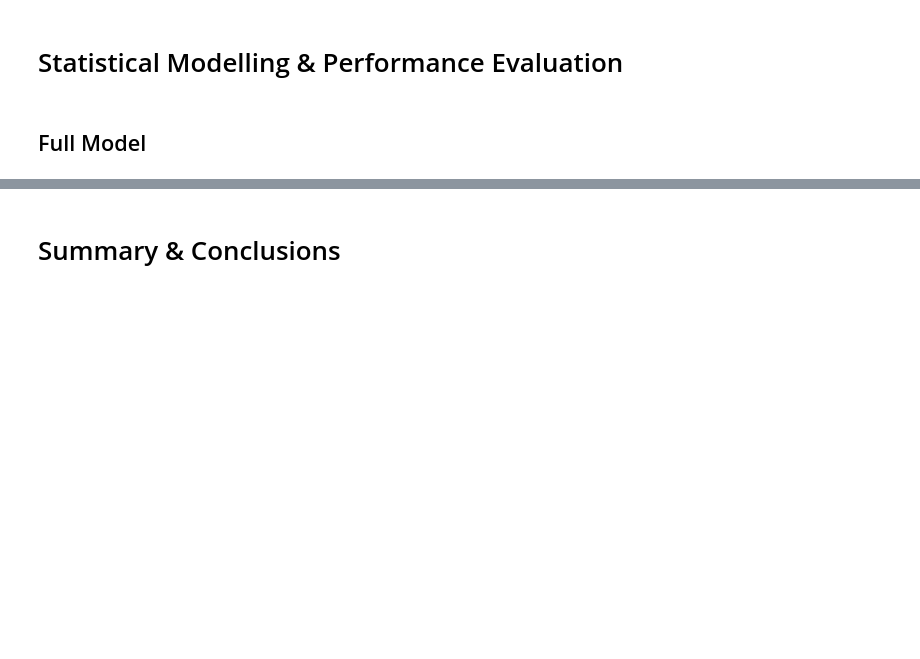
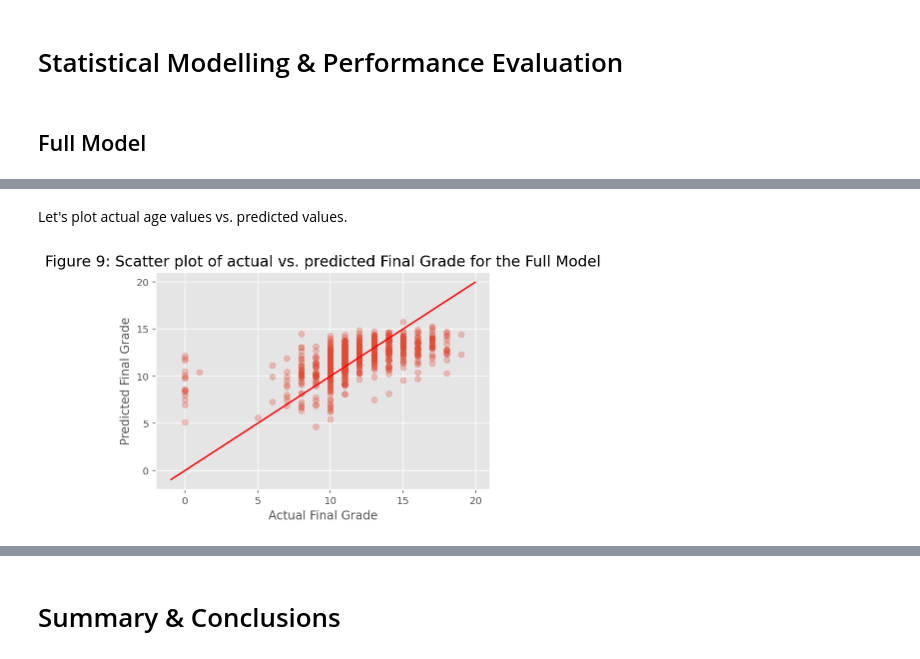
Before and after one commit to Rhyme1325/Analytics_project, a Jupyter notebook: project.ipynb, the cells around one changed output, grey strips where cells are left out. Drawn from its saved outputs; the diff is of its cells as text; code cells hidden in the pictures; blank space fills up the shorter version.

```diff
--- a/project.ipynb
+++ b/project.ipynb
@@ -361,0 +464,6 @@ plt.show();
+# %%
+# one-hot-encoding of categorical features
+# for this to work correctly, variable data types (numeric or categorical)
+# must be correctly specified within the Pandas dataframe
+data_encoded = pd.get_dummies(df, drop_first=True)
+data_encoded.head()
@@ -361,0 +477,4 @@ plt.show();
+# %%
+formula_string_indep_vars_encoded = ' + '.join(data_encoded.drop(columns='G3').columns)
+formula_string_encoded = 'G3 ~ ' + formula_string_indep_vars_encoded
+print('formula_string_encoded: ', formula_string_encoded)
@@ -361,0 +485,4 @@ plt.show();
+# %%
+model = sm.formula.ols(formula = formula_string_encoded, data = data_encoded)
+model_fitted = model.fit()
+print(model_fitted.summary())
@@ -361,0 +507,5 @@ plt.show();
+# %%
+residuals_full = pd.DataFrame({'actual': df['G3'],
+                            'predicted': model_fitted.fittedvalues,
+                            'residual': model_fitted.resid})
+residuals_full.head(10)
@@ -361,0 +524,15 @@ plt.show();
+# %% [markdown]
+Let's plot actual age values vs. predicted values.
+# %%
+def plot_line(axis, slope, intercept, **kargs):
+    xmin, xmax = axis.get_xlim()
+    plt.plot([xmin, xmax], [xmin*slope+intercept, xmax*slope+intercept], **kargs)
+
+plt.scatter(residuals_full['actual'], residuals_full['predicted'], alpha=0.3);
+plot_line(axis=plt.gca(), slope=1, intercept=0, c="red");
+plt.xlabel('Actual Final Grade');
+plt.ylabel('Predicted Final Grade');
+plt.title('Figure 9: Scatter plot of actual vs. predicted Final Grade for the Full Model', fontsize=15);
+plt.show();
+# %% [output]
+[figure, added]
```
Also changed, not shown: parts of 42 cells of this notebook.
